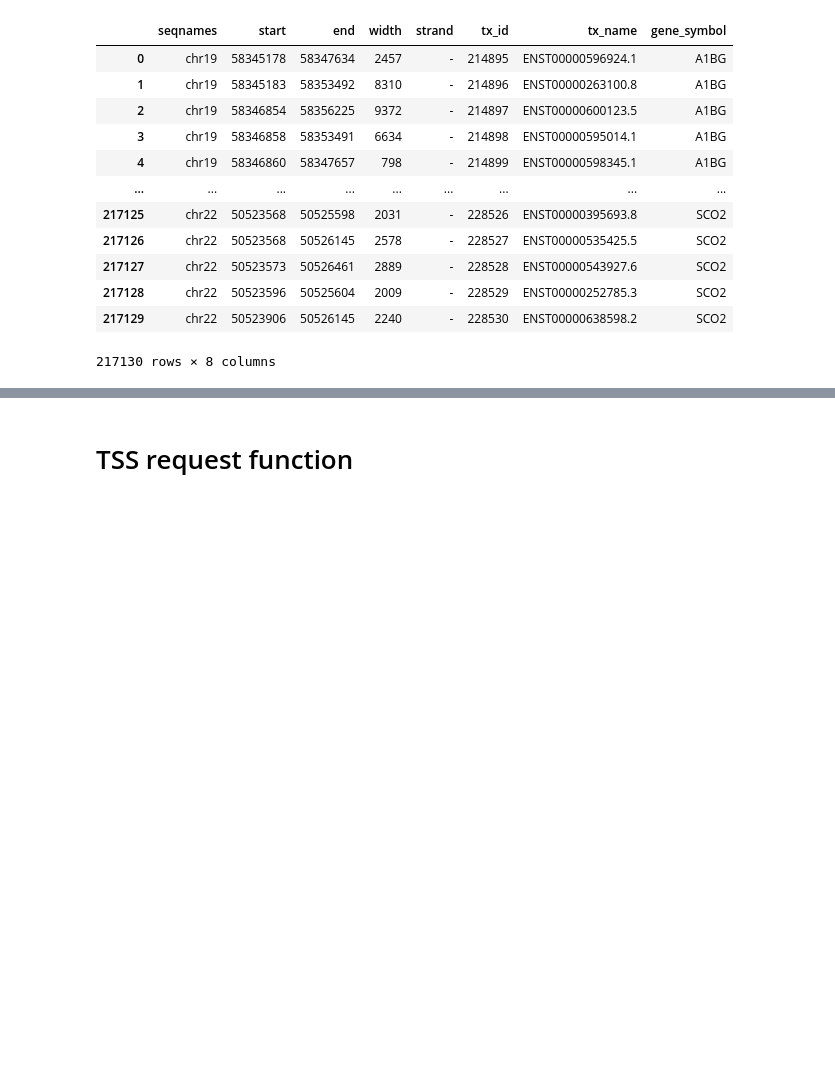
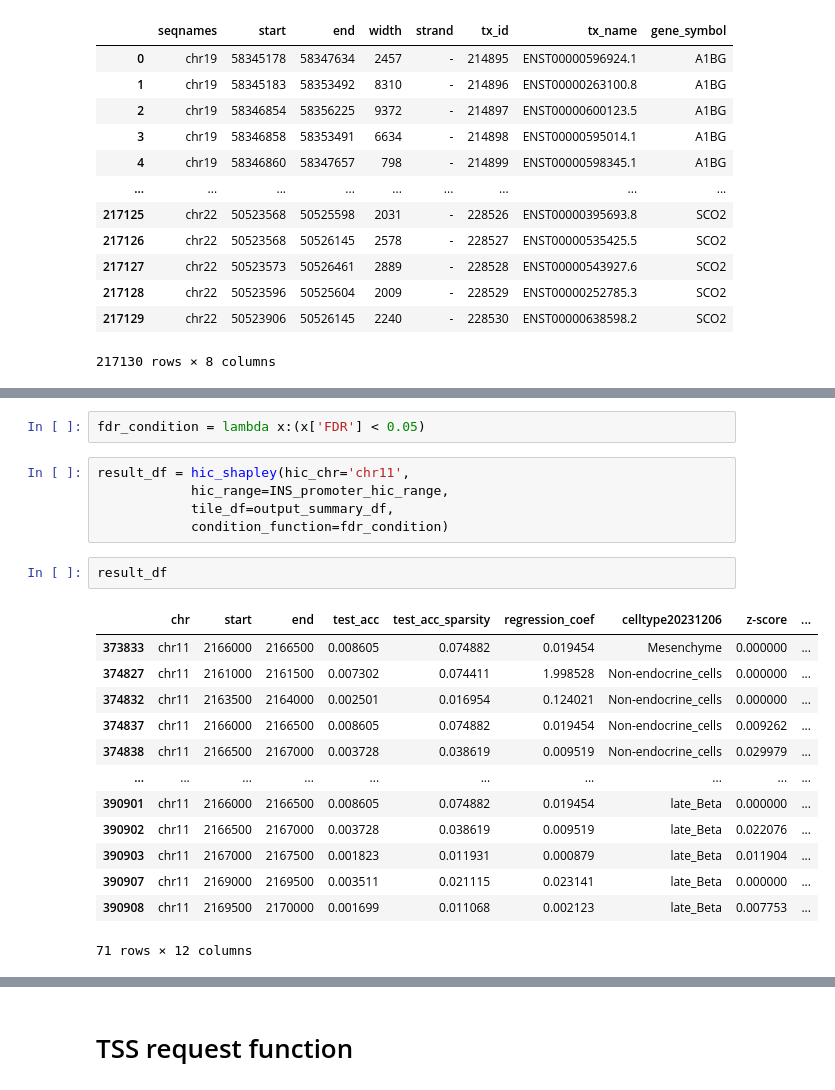
Before and after one commit to JiaxinLi-lipluszn/small_tools, a Jupyter notebook: playground.ipynb, the cells around one changed output, grey strips where cells are left out. Saved outputs shown, nothing was run; the diff lists cells and outputs as text; blank space fills up the shorter version.

```diff
--- a/playground.ipynb
+++ b/playground.ipynb
@@ -922,0 +986,23 @@ tss_df
+# %%
+fdr_condition = lambda x:(x['FDR'] < 0.05)
+# %%
+result_df = hic_shapley(hic_chr='chr11',
+            hic_range=INS_promoter_hic_range,
+            tile_df=output_summary_df,
+            condition_function=fdr_condition)
+# %%
+result_df
+# %% [output]
+|  | chr | start | end | test_acc | test_acc_sparsity | regression_coef | celltype20231206 | z-score | ... |
+| 373833 | chr11 | 2166000 | 2166500 | 0.008605 | 0.074882 | 0.019454 | Mesenchyme | 0.000000 | ... |
+| 374827 | chr11 | 2161000 | 2161500 | 0.007302 | 0.074411 | 1.998528 | Non-endocrine_cells | 0.000000 | ... |
+| 374832 | chr11 | 2163500 | 2164000 | 0.002501 | 0.016954 | 0.124021 | Non-endocrine_cells | 0.000000 | ... |
+| 374837 | chr11 | 2166000 | 2166500 | 0.008605 | 0.074882 | 0.019454 | Non-endocrine_cells | 0.009262 | ... |
+| 374838 | chr11 | 2166500 | 2167000 | 0.003728 | 0.038619 | 0.009519 | Non-endocrine_cells | 0.029979 | ... |
+| ... | ... | ... | ... | ... | ... | ... | ... | ... | ... |
+| 390901 | chr11 | 2166000 | 2166500 | 0.008605 | 0.074882 | 0.019454 | late_Beta | 0.000000 | ... |
+| 390902 | chr11 | 2166500 | 2167000 | 0.003728 | 0.038619 | 0.009519 | late_Beta | 0.022076 | ... |
+| 390903 | chr11 | 2167000 | 2167500 | 0.001823 | 0.011931 | 0.000879 | late_Beta | 0.011904 | ... |
+| 390907 | chr11 | 2169000 | 2169500 | 0.003511 | 0.021115 | 0.023141 | late_Beta | 0.000000 | ... |
+| 390908 | chr11 | 2169500 | 2170000 | 0.001699 | 0.011068 | 0.002123 | late_Beta | 0.007753 | ... |
+71 rows × 12 columns
```
Also changed, not shown: parts of 10 cells of this notebook, 1 other file.
